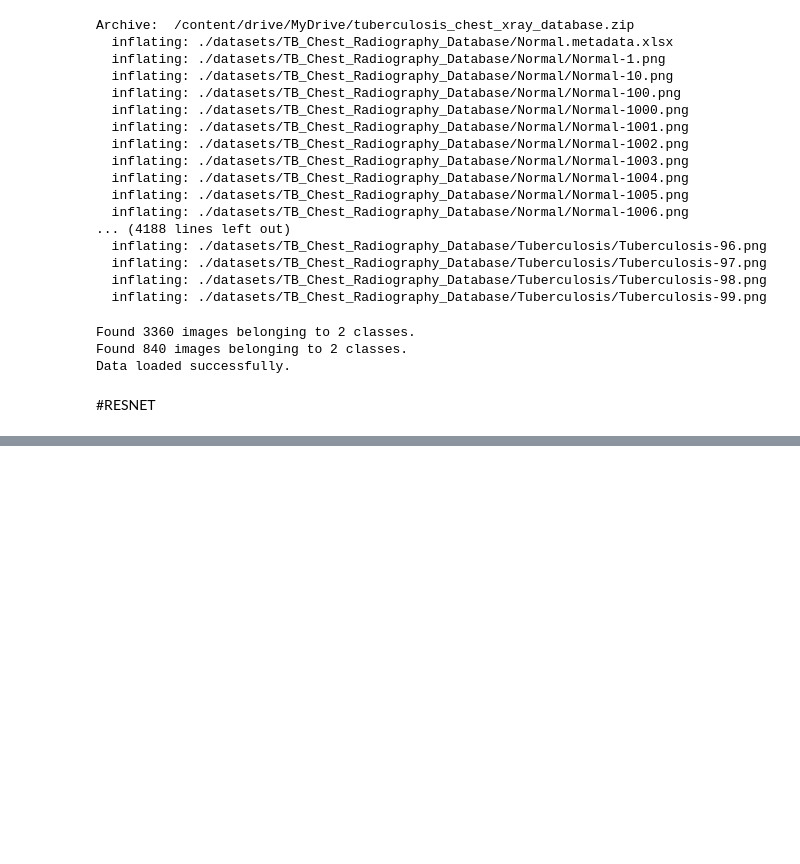
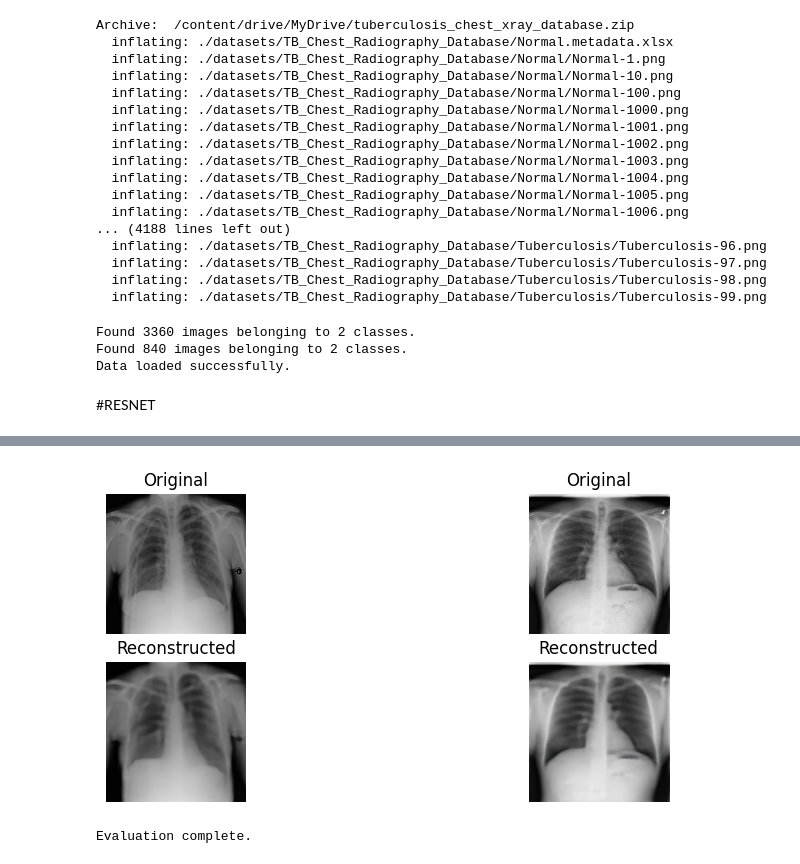
Before and after one commit to kinzahassan15/msc_thesis, a Jupyter notebook: Tuberculosis_Chest_Xray_MSC_Dissertation.ipynb, the cells around one changed output, grey strips where cells are left out. Cells and saved outputs as stored; diff of their text form; code cells hidden in the pictures; blank space fills up the shorter version.

```diff
--- a/Tuberculosis_Chest_Xray_MSC_Dissertation.ipynb
+++ b/Tuberculosis_Chest_Xray_MSC_Dissertation.ipynb
@@ -262,0 +406,17 @@ Model evaluation completed.
+# %%
+# Step 4: Train the Convolutional Autoencoder model on the preprocessed dataset
+
+# Define the number of epochs
+epochs = 50
+# Train the model
+epochs = 50
+history_CAE = autoencoder.fit(
+    train_generator,
+    epochs=epochs,
+    validation_data=validation_generator
+)
+
+# Save the trained model
+autoencoder.save('convolutional_autoencoder.h5')
+
+print('Model training complete and saved as convolutional_autoencoder.h5')
@@ -262,0 +444,46 @@ Model evaluation completed.
+# %%
+# Step 5: Evaluate the performance of the trained Convolutional Autoencoder model
+
+import matplotlib.pyplot as plt
+from tensorflow.keras.preprocessing.image import ImageDataGenerator
+
+#Define the path to the dataset directory
+dataset_dir = './datasets/TB_Chest_Radiography_Database'
+
+#Recreate the validation data generator
+image_gen = ImageDataGenerator(rescale=1./255, validation_split=0.2)
+val_data = image_gen.flow_from_directory(
+    dataset_dir,
+    target_size=(224, 224), # Match the size used during training
+    batch_size=32,
+    class_mode='input',
+    subset='validation'
+)
+
+
+# Get a batch of validation data
+val_batch = next(iter(val_data))
+
+# Get the original images and the reconstructed images
+original_images = val_batch[0]
+reconstructed_images = autoencoder.predict(original_images)
+
+# Plot the original and reconstructed images
+n = 2  # Number of images to display
+plt.figure(figsize=(10, 4))
+for i in range(n):
+    # Display original image
+    ax = plt.subplot(2, n, i + 1)
+    plt.imshow(original_images[i])
+    plt.title('Original')
+    plt.axis('off')
+
+    # Display reconstructed image
+    ax = plt.subplot(2, n, i + 1 + n)
+    plt.imshow(reconstructed_images[i])
+    plt.title('Reconstructed')
+    plt.axis('off')
+plt.show()
+
+print('Evaluation complete.')
+# %% [output]
@@ -262,0 +492,2 @@ Model evaluation completed.
+[figure, added]
+Evaluation complete.
```
Also changed, not shown: parts of 15 cells of this notebook.
